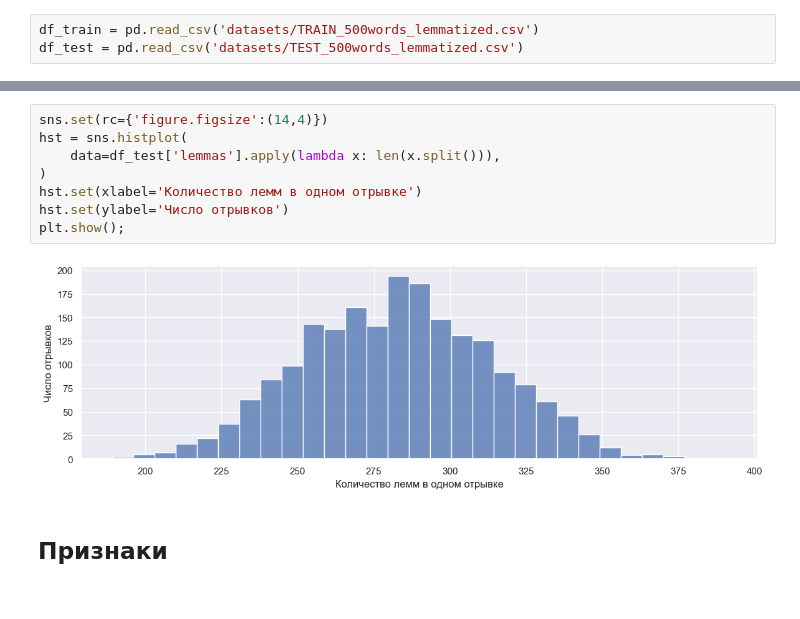
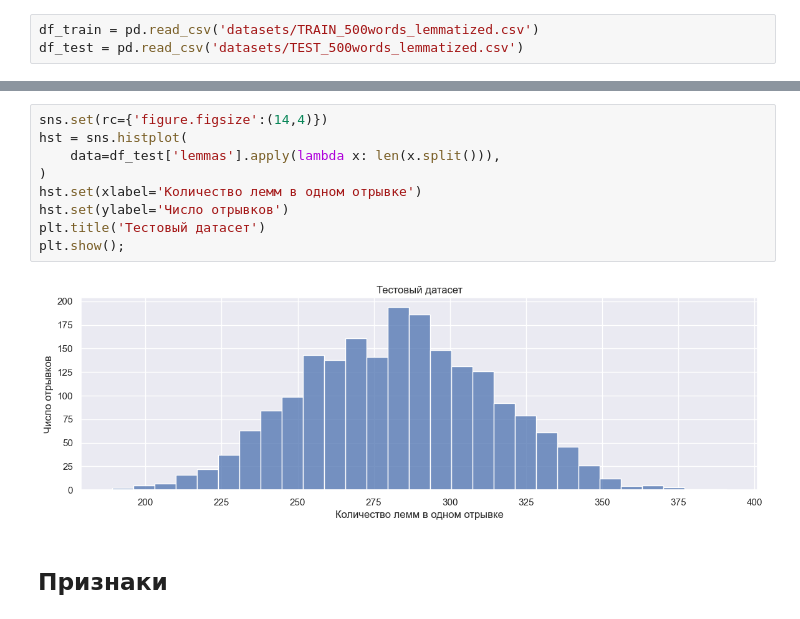
Before and after one commit to ksGrom/author_id, a Jupyter notebook: Чекпоинт №4/Pipeline_500_words.ipynb, the cells around one changed output, grey strips where cells are left out. Drawn from its saved outputs; the diff is of its cells as text.

```diff
--- a/Чекпоинт №4/Pipeline_500_words.ipynb
+++ b/Чекпоинт №4/Pipeline_500_words.ipynb
@@ -238,13 +238,14 @@ df_test.sample(3)
 # %%
 sns.set(rc={'figure.figsize':(14,4)})
 hst = sns.histplot(
     data=df_test['lemmas'].apply(lambda x: len(x.split())),
 )
 hst.set(xlabel='Количество лемм в одном отрывке')
 hst.set(ylabel='Число отрывков')
+plt.title('Тестовый датасет')
 plt.show();
 # %% [output]
-[figure, old version]
+[figure, new version]
 # %% [markdown]
 ## Признаки
 # %%
```
Also changed, not shown: parts of 10 cells of this notebook.
